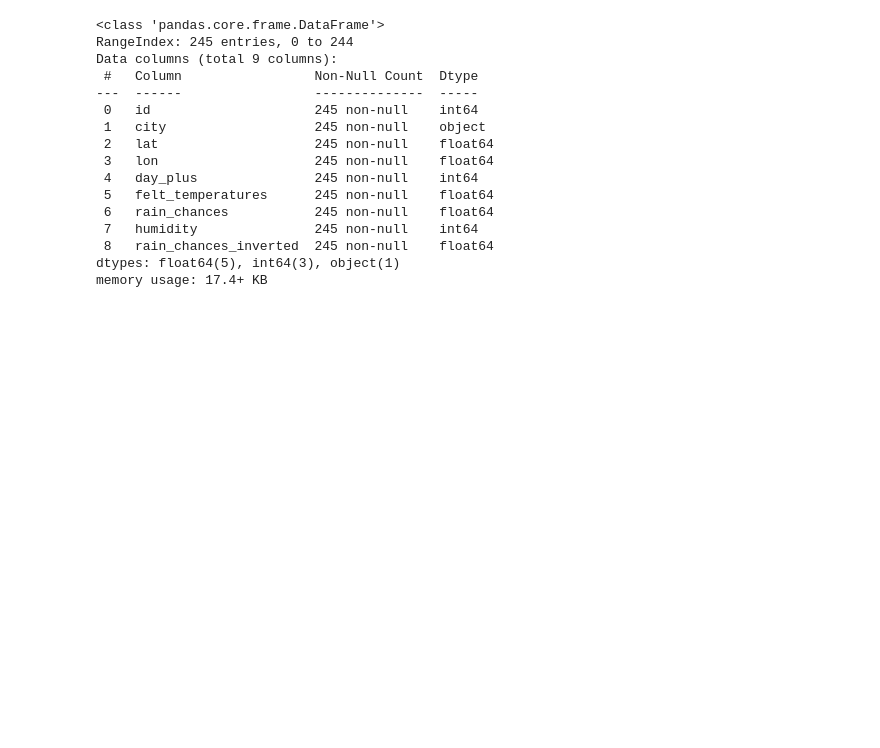
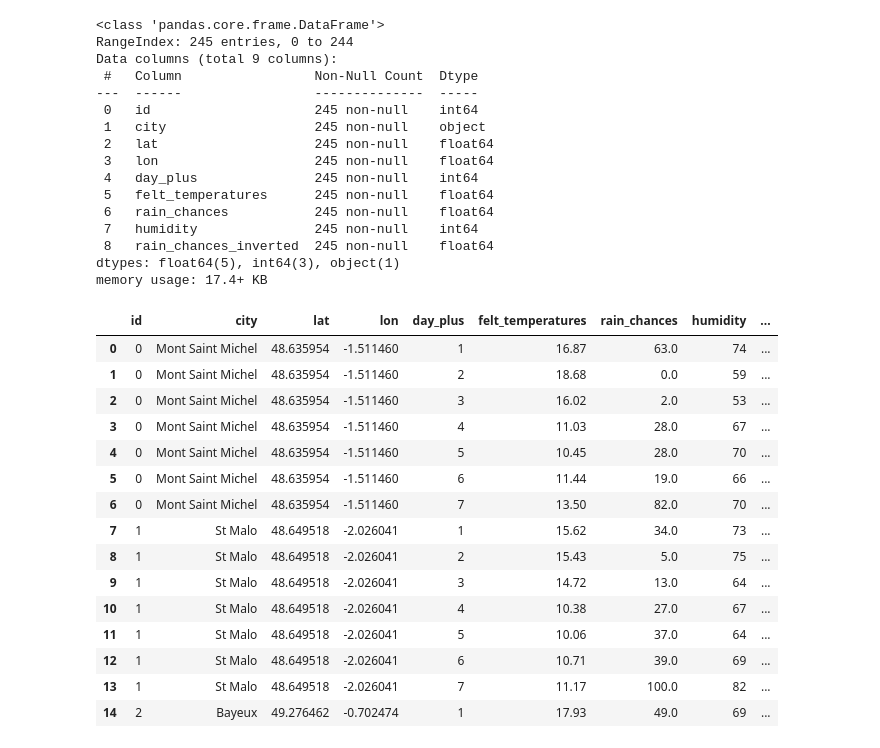
Before and after one commit to GuillaumeArp/Kayak_Project, a Jupyter notebook: kayak.ipynb, the cells around one changed output. Cells and saved outputs as stored; diff of their text form; code cells hidden in the pictures; blank space fills up the shorter version.

```diff
--- a/kayak.ipynb
+++ b/kayak.ipynb
@@ -336,6 +336,26 @@ Data columns (total 9 columns):
  8   rain_chances_inverted  245 non-null    float64
 dtypes: float64(5), int64(3), object(1)
 memory usage: 17.4+ KB
+# %%
+df_full['score'] = df_full.apply(lambda x: ((35 - x['felt_temperatures']) * 2) + x['rain_chances'] + (x['humidity'] / 2), axis=1)
+df_full.head(15)
+# %% [output]
+|  | id | city | lat | lon | day_plus | felt_temperatures | rain_chances | humidity | ... |
+| 0 | 0 | Mont Saint Michel | 48.635954 | -1.511460 | 1 | 16.87 | 63.0 | 74 | ... |
+| 1 | 0 | Mont Saint Michel | 48.635954 | -1.511460 | 2 | 18.68 | 0.0 | 59 | ... |
+| 2 | 0 | Mont Saint Michel | 48.635954 | -1.511460 | 3 | 16.02 | 2.0 | 53 | ... |
+| 3 | 0 | Mont Saint Michel | 48.635954 | -1.511460 | 4 | 11.03 | 28.0 | 67 | ... |
+| 4 | 0 | Mont Saint Michel | 48.635954 | -1.511460 | 5 | 10.45 | 28.0 | 70 | ... |
+| 5 | 0 | Mont Saint Michel | 48.635954 | -1.511460 | 6 | 11.44 | 19.0 | 66 | ... |
+| 6 | 0 | Mont Saint Michel | 48.635954 | -1.511460 | 7 | 13.50 | 82.0 | 70 | ... |
+| 7 | 1 | St Malo | 48.649518 | -2.026041 | 1 | 15.62 | 34.0 | 73 | ... |
+| 8 | 1 | St Malo | 48.649518 | -2.026041 | 2 | 15.43 | 5.0 | 75 | ... |
+| 9 | 1 | St Malo | 48.649518 | -2.026041 | 3 | 14.72 | 13.0 | 64 | ... |
+| 10 | 1 | St Malo | 48.649518 | -2.026041 | 4 | 10.38 | 27.0 | 67 | ... |
+| 11 | 1 | St Malo | 48.649518 | -2.026041 | 5 | 10.06 | 37.0 | 64 | ... |
+| 12 | 1 | St Malo | 48.649518 | -2.026041 | 6 | 10.71 | 39.0 | 69 | ... |
+| 13 | 1 | St Malo | 48.649518 | -2.026041 | 7 | 11.17 | 100.0 | 82 | ... |
+| 14 | 2 | Bayeux | 49.276462 | -0.702474 | 1 | 17.93 | 49.0 | 69 | ... |
 # %%
 px.set_mapbox_access_token(open(".mapbox_token").read())
 fig = px.scatter_mapbox(
```
Also changed, not shown: parts of 1 cell of this notebook.
